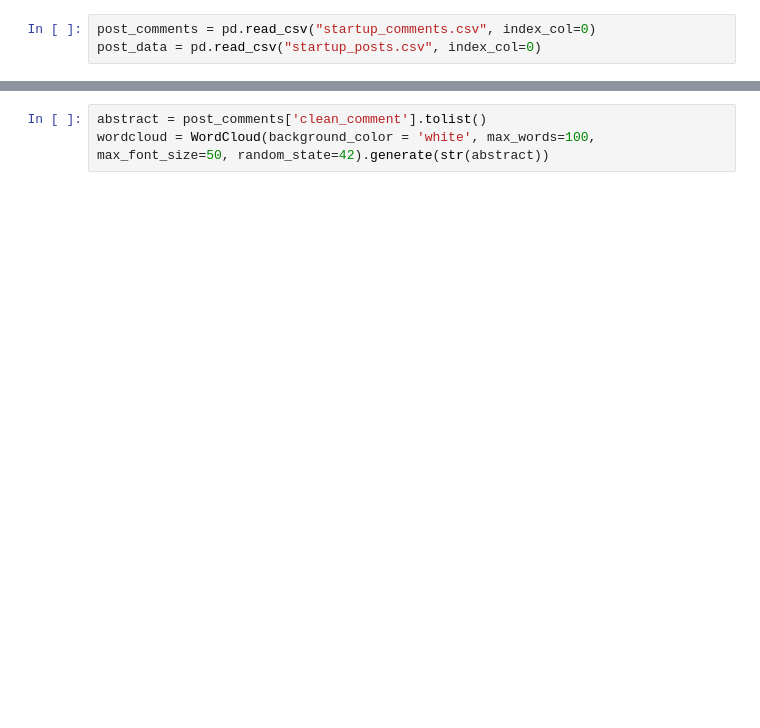
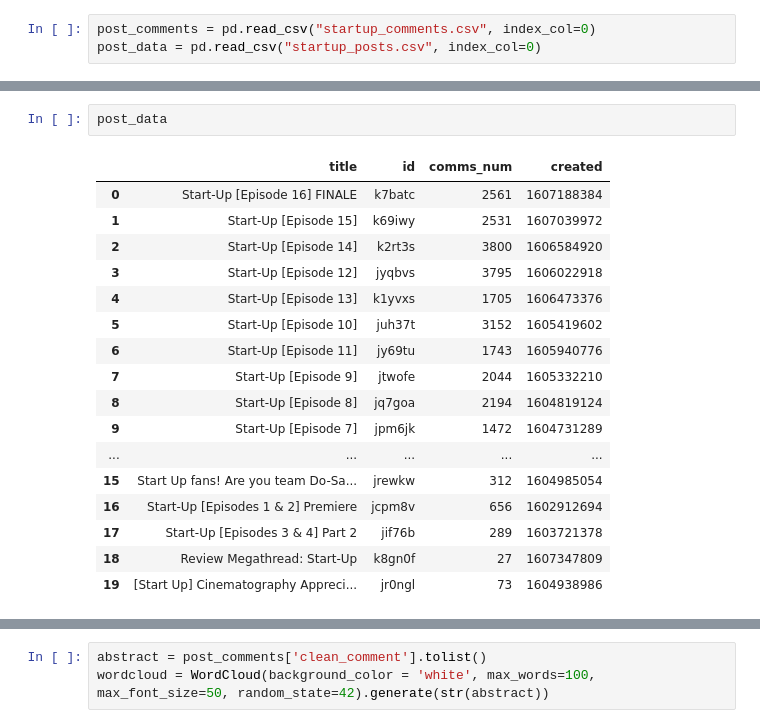
Before and after one commit to limsuying/miniproject2, a Jupyter notebook: Untitled.ipynb, the cells around one changed output, grey strips where cells are left out. Drawn from its saved outputs; the diff is of its cells as text; blank space fills up the shorter version.

```diff
--- a/Untitled.ipynb
+++ b/Untitled.ipynb
@@ -45,3 +49,23 @@ post_comments
+# %%
+post_data
+# %% [output]
+|  | title | id | comms_num | created |
+| 0 | Start-Up [Episode 16] FINALE | k7batc | 2561 | 1607188384 |
+| 1 | Start-Up [Episode 15] | k69iwy | 2531 | 1607039972 |
+| 2 | Start-Up [Episode 14] | k2rt3s | 3800 | 1606584920 |
+| 3 | Start-Up [Episode 12] | jyqbvs | 3795 | 1606022918 |
+| 4 | Start-Up [Episode 13] | k1yvxs | 1705 | 1606473376 |
+| 5 | Start-Up [Episode 10] | juh37t | 3152 | 1605419602 |
+| 6 | Start-Up [Episode 11] | jy69tu | 1743 | 1605940776 |
+| 7 | Start-Up [Episode 9] | jtwofe | 2044 | 1605332210 |
+| 8 | Start-Up [Episode 8] | jq7goa | 2194 | 1604819124 |
+| 9 | Start-Up [Episode 7] | jpm6jk | 1472 | 1604731289 |
+| ... | ... | ... | ... | ... |
+| 15 | Start Up fans! Are you team Do-Sa... | jrewkw | 312 | 1604985054 |
+| 16 | Start-Up [Episodes 1 & 2] Premiere | jcpm8v | 656 | 1602912694 |
+| 17 | Start-Up [Episodes 3 & 4] Part 2 | jif76b | 289 | 1603721378 |
+| 18 | Review Megathread: Start-Up | k8gn0f | 27 | 1607347809 |
+| 19 | [Start Up] Cinematography Appreci... | jr0ngl | 73 | 1604938986 |
 # %%
 def remove_emoji(text):
     emoji_pattern = re.compile("["
```
Also changed, not shown: parts of 11 cells of this notebook, 4 other files.
